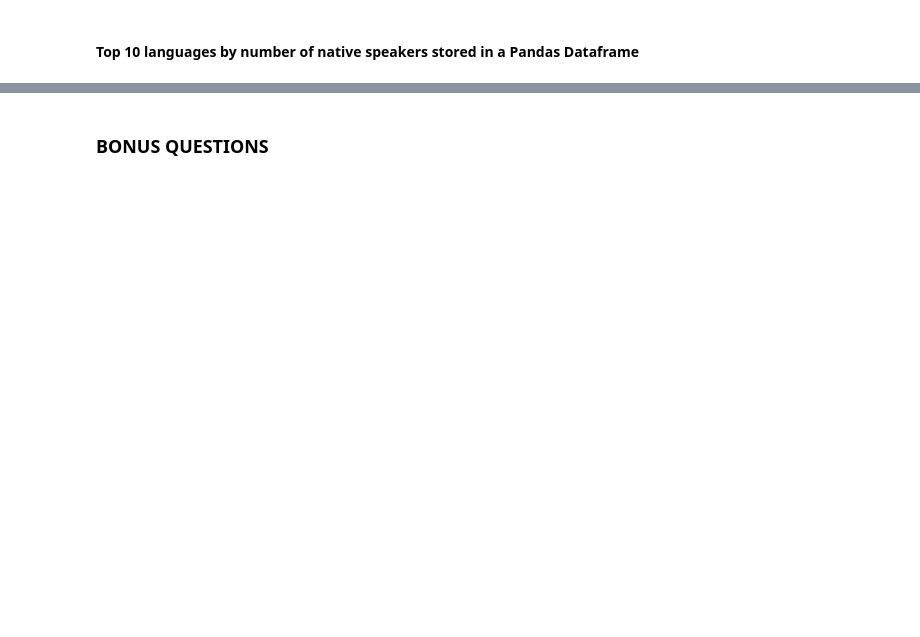
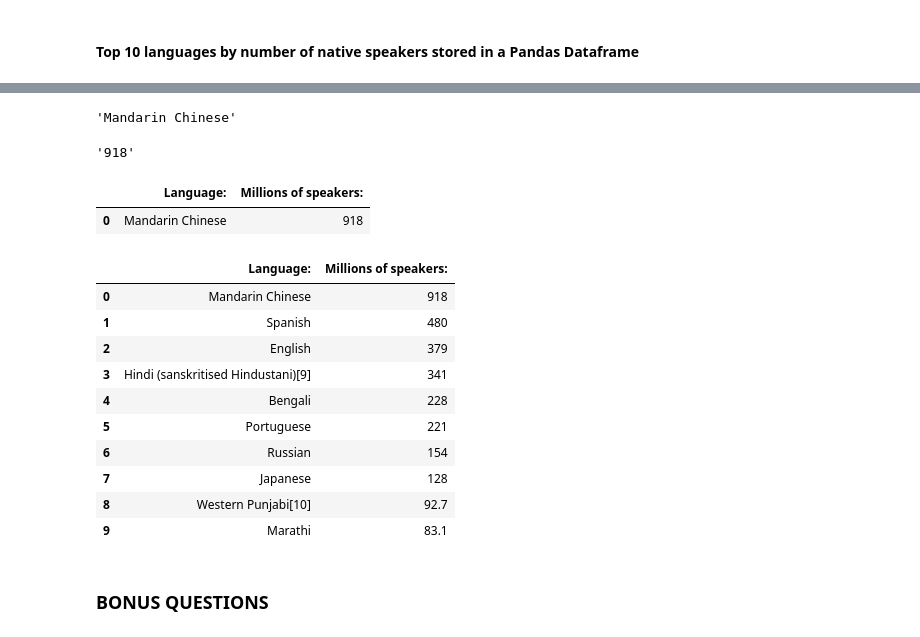
Before and after one commit to ta-datapt-bcn/lab-web-scraping, a Jupyter notebook: your-code/main.ipynb, the cells around one changed output, grey strips where cells are left out. Saved outputs shown, nothing was run; the diff lists cells and outputs as text; code cells hidden in the pictures; blank space fills up the shorter version.

```diff
--- a/your-code/main.ipynb
+++ b/your-code/main.ipynb
@@ -175,0 +652,14 @@ url = 'https://en.wikipedia.org/wiki/List_of_languages_by_number_of_native_speak
+# %%
+#your code
+
+html = requests.get(url).text
+soup = BeautifulSoup(html, 'html.parser')
+# %%
+#Buscamos los rows dentro de la tabla principal, cada row es una pequeña tabla.
+
+tables = soup.find('table', attrs={'class':'wikitable sortable'}).find_all('tr')
+# %%
+#Accedemos a la primera tabla (row) mediante índice para ver el orden y posición de su contenido.
+
+language = tables[1]
+language
@@ -176,2 +680,45 @@ url = 'https://en.wikipedia.org/wiki/List_of_languages_by_number_of_native_speak
+# %%
+#Obtenemos el lenguaje y el número de hablantes accediendo a las tablas:
+
+language.find_all('td')[1].text.replace('\n', '')
+# %% [output]
+'Mandarin Chinese'
+# %%
+language.find_all('td')[2].text.replace('\n','')
+# %% [output]
+'918'
+# %%
+#Finalmente lo podemos usar en un loop que nos genere los diccionarios necesarios para nuestro DF:
+
+for i in range(1,2):
+    language = tables[i]
+    dict = {'Language:': language.find_all('td')[1].text.replace('\n', ''), 'Millions of speakers:' : language.find_all('td')[2].text.replace('\n','')}
+
+lang_df = pd.DataFrame([dict]) #Comprobamos que el df se genera correctamente.
+lang_df.head()
+# %% [output]
+|  | Language: | Millions of speakers: |
+| 0 | Mandarin Chinese | 918 |
+# %%
+#Populamos el DF con los valores necesarios.
+
+for i in range(2,11):
+    language = tables[i]
+    dict = {'Language:': language.find_all('td')[1].text.replace('\n', ''), 'Millions of speakers:' : language.find_all('td')[2].text.replace('\n','')}
+    lang_df = lang_df.append(dict, ignore_index=True)
+
+lang_df.head(10)
+# %% [output]
+|  | Language: | Millions of speakers: |
+| 0 | Mandarin Chinese | 918 |
+| 1 | Spanish | 480 |
+| 2 | English | 379 |
+| 3 | Hindi (sanskritised Hindustani)[9] | 341 |
+| 4 | Bengali | 228 |
+| 5 | Portuguese | 221 |
+| 6 | Russian | 154 |
+| 7 | Japanese | 128 |
+| 8 | Western Punjabi[10] | 92.7 |
+| 9 | Marathi | 83.1 |
 # %% [markdown]
 ### BONUS QUESTIONS
```
Also changed, not shown: parts of 61 cells of this notebook, 1 other file.
